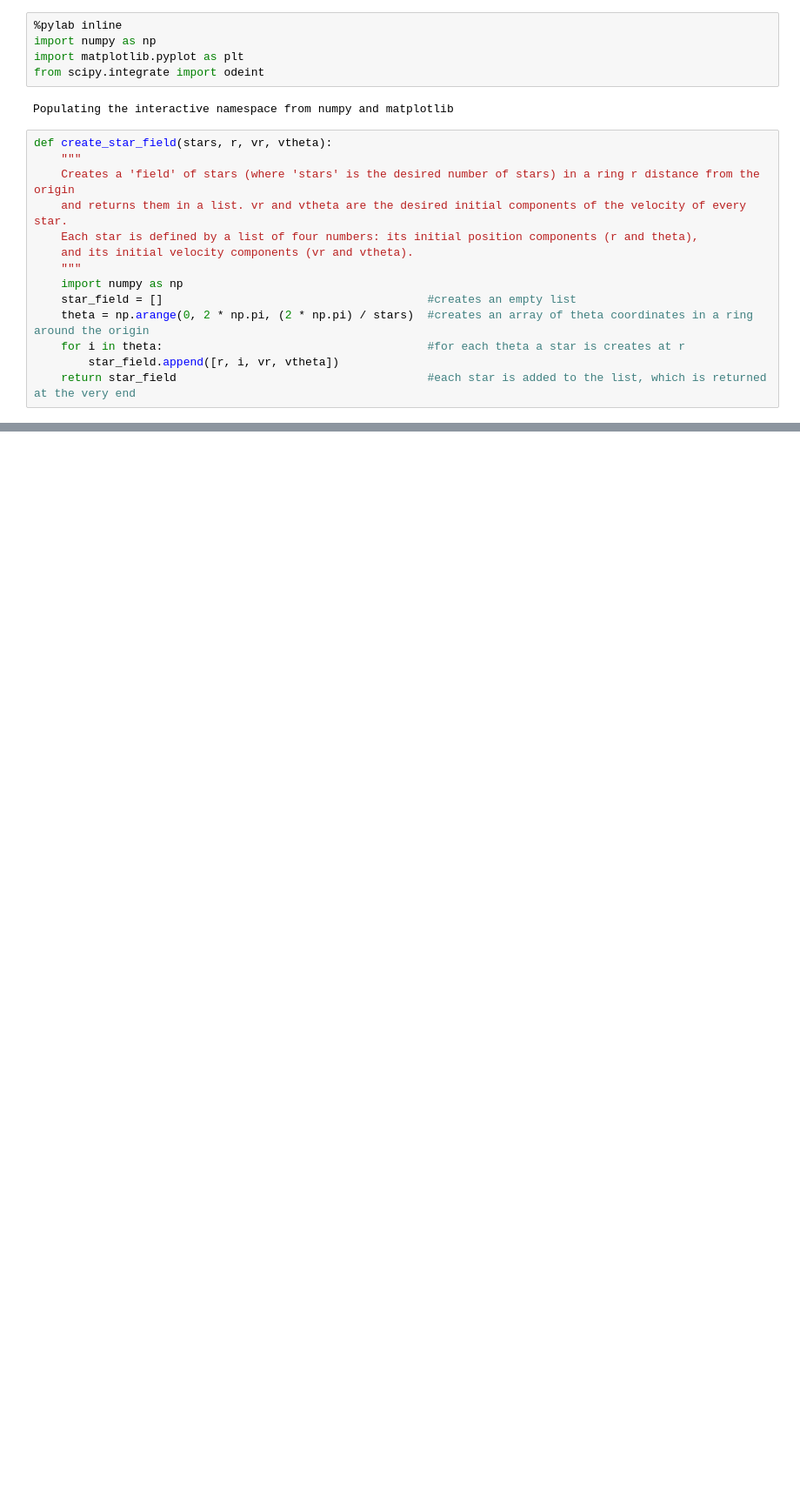
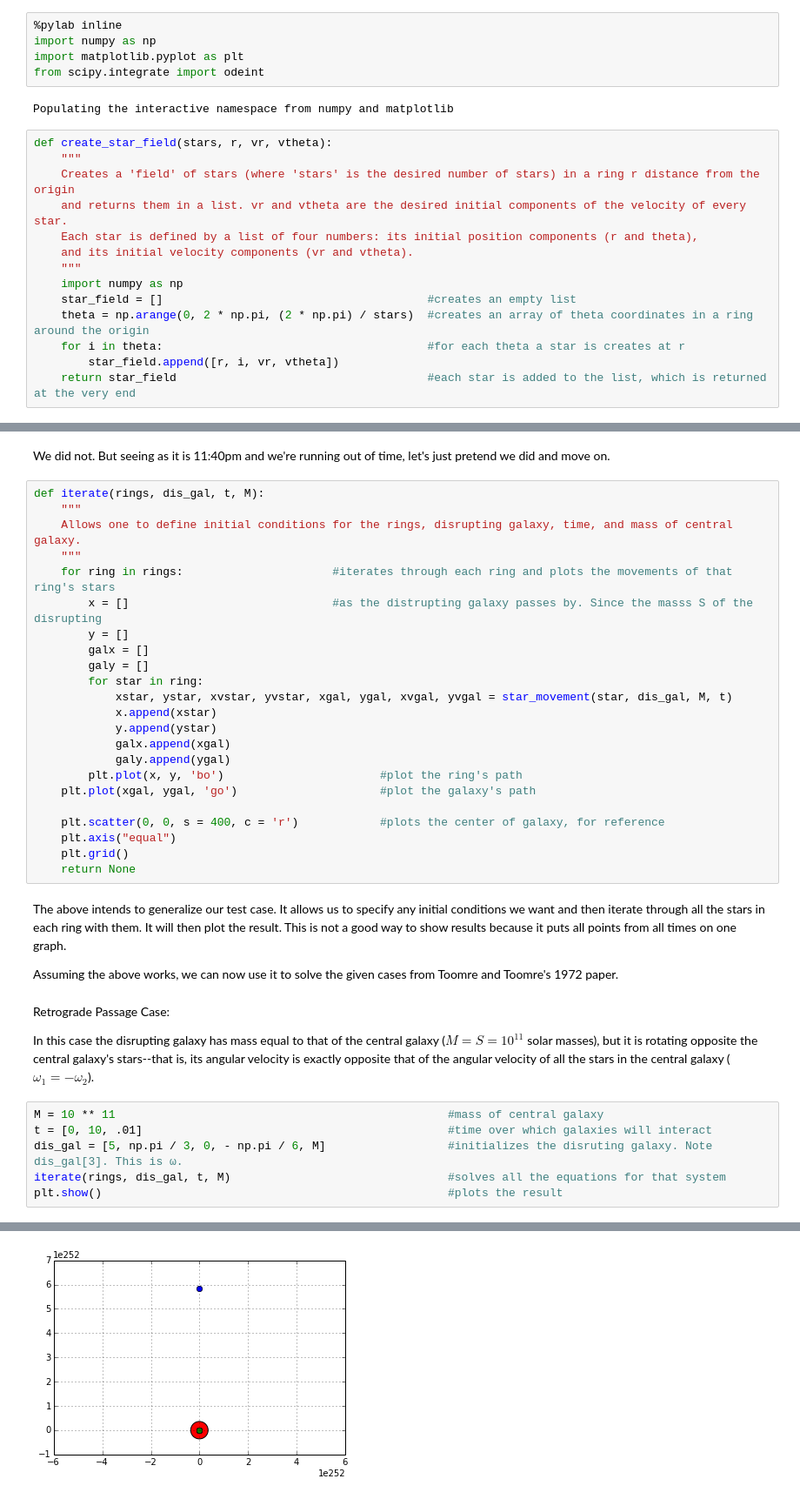
Before and after one commit to abardess/PHYS202-S14, a Jupyter notebook: MergingGalaxies.ipynb, the cells around one changed output, grey strips where cells are left out. Shown at 87% size. Drawn from its saved outputs; the diff is of its cells as text; blank space fills up the shorter version.

```diff
--- a/MergingGalaxies.ipynb
+++ b/MergingGalaxies.ipynb
@@ -156,0 +169,40 @@ plt.show()
+# %% [markdown]
+We did not. But seeing as it is 11:40pm and we're running out of time, let's just pretend we did and move on.
+# %%
+def iterate(rings, dis_gal, t, M):
+    """
+    Allows one to define initial conditions for the rings, disrupting galaxy, time, and mass of central galaxy.
+    """
+    for ring in rings:                      #iterates through each ring and plots the movements of that ring's stars
+        x = []                              #as the distrupting galaxy passes by. Since the masss S of the disrupting
+        y = []
+        galx = []
+        galy = []
+        for star in ring:
+            xstar, ystar, xvstar, yvstar, xgal, ygal, xvgal, yvgal = star_movement(star, dis_gal, M, t)
+            x.append(xstar)
+            y.append(ystar)
+            galx.append(xgal)
+            galy.append(ygal)
+        plt.plot(x, y, 'bo')                       #plot the ring's path
+    plt.plot(xgal, ygal, 'go')                     #plot the galaxy's path
+
+    plt.scatter(0, 0, s = 400, c = 'r')            #plots the center of galaxy, for reference
+    plt.axis("equal")
+    plt.grid()
+    return None
+# %% [markdown]
+The above intends to generalize our test case. It allows us to specify any initial conditions we want and then iterate through all the stars in each ring with them. It will then plot the result. This is not a good way to show results because it puts all points from all times on one graph.
+
+Assuming the above works, we can now use it to solve the given cases from Toomre and Toomre's 1972 paper.
+# %% [markdown]
+Retrograde Passage Case:
+
+In this case the disrupting galaxy has mass equal to that of the central galaxy ($M = S = 10^{11}$ solar masses), but it is rotating opposite the central galaxy's stars--that is, its angular velocity is exactly opposite that of the angular velocity of all the stars in the central galaxy ($\omega_1 = -\omega_2$).
+# %%
+M = 10 ** 11                                                 #mass of central galaxy
+t = [0, 10, .01]                                             #time over which galaxies will interact
+dis_gal = [5, np.pi / 3, 0, - np.pi / 6, M]                  #initializes the disruting galaxy. Note dis_gal[3]. This is ω.
+iterate(rings, dis_gal, t, M)                                #solves all the equations for that system
+plt.show()                                                   #plots the result
+# %% [output]
@@ -156,0 +226 @@ plt.show()
+[figure, added]
```
Also changed, not shown: parts of 21 cells of this notebook.
